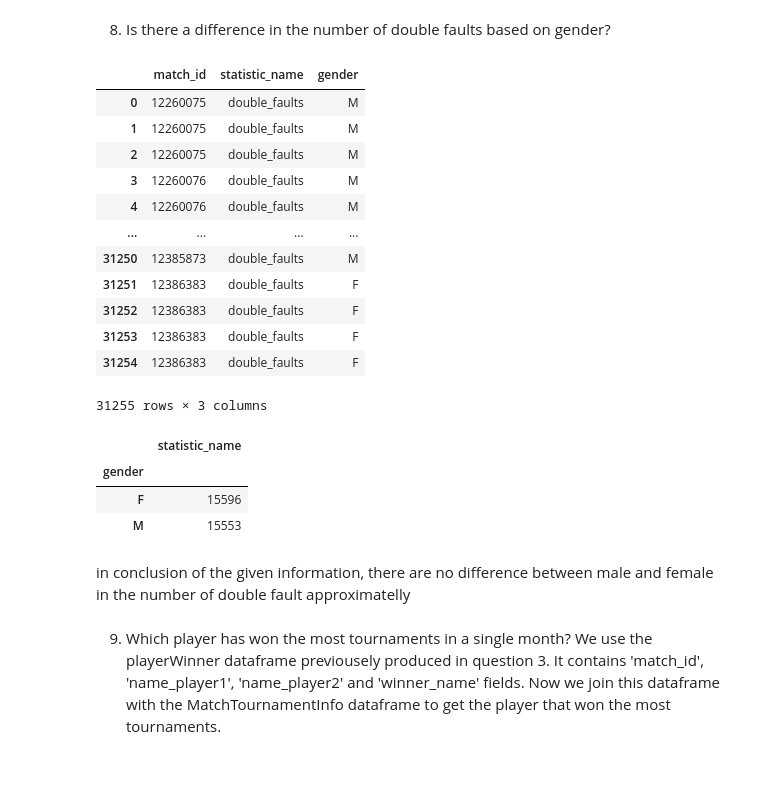
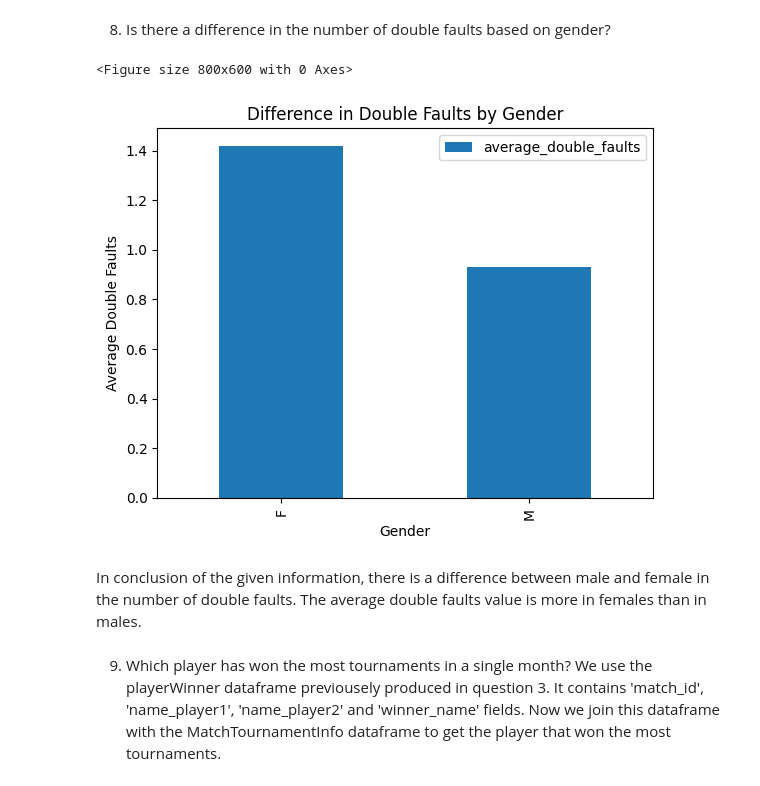
Before and after one commit to mahdieyehalavi/tennisMatchProject, a Jupyter notebook: part1.ipynb, the cells around one changed output. Drawn from its saved outputs; the diff is of its cells as text; code cells hidden in the pictures.

```diff
--- a/part1.ipynb
+++ b/part1.ipynb
@@ -236,30 +222,28 @@ match_id_double_faults=match_id_statistic_name.loc[match_id_statistic_name.stati
-# %%
-gender_double_faults=pd.merge(match_id_double_faults,gender_match_id,on='match_id')
-gender_double_faults
-# %% [output]
-|  | match_id | statistic_name | gender |
-| 0 | 12260075 | double_faults | M |
-| 1 | 12260075 | double_faults | M |
-| 2 | 12260075 | double_faults | M |
-| 3 | 12260076 | double_faults | M |
-| 4 | 12260076 | double_faults | M |
-| ... | ... | ... | ... |
-| 31250 | 12385873 | double_faults | M |
-| 31251 | 12386383 | double_faults | F |
-| 31252 | 12386383 | double_faults | F |
-| 31253 | 12386383 | double_faults | F |
-| 31254 | 12386383 | double_faults | F |
-31255 rows × 3 columns
-# %%
-gender_double_faults.drop(columns='match_id', inplace=True)
-gender_double_faults.groupby(['gender']).count()
-# %% [output]
-|  | statistic_name |
-| gender |  |
-| F | 15596 |
-| M | 15553 |
+# %%
+df_players = pd.concat([df, df1])
+df_period=pd.read_csv('PeriodInfo.csv')
+df_period.fillna(0)
+# Join the df_players and df_period DataFrames on 'match_id'
+df_combined = pd.merge(df_players, df_period, on='match_id')
+# Filter the combined DataFrame to get the 'double_faults' statistic
+double_faults_stats = df_combined[df_combined['statistic_name'] == 'double_faults']
+# Calculate the average double faults for each gender
+gender_double_faults = double_faults_stats.groupby('gender')[['home_value', 'away_value']].mean().reset_index()
+gender_double_faults['average_double_faults'] = (gender_double_faults['home_value'] + gender_double_faults['away_value']) / 2
+
+#plot the results
+plt.figure(figsize=(8, 6))
+gender_double_faults.plot(kind='bar', x='gender', y='average_double_faults')
+
+plt.xlabel('Gender')
+plt.ylabel('Average Double Faults')
+plt.title('Difference in Double Faults by Gender')
+plt.show()
+# %% [output]
+<Figure size 800x600 with 0 Axes>
+[figure, added]
 # %% [markdown]
-in conclusion of the given information, there are no difference between male and female in the number of double fault approximatelly
+In conclusion of the given information, there is a difference between male and female in the number of double faults. The average double faults value is more in females than in males.
 # %% [markdown]
 9. Which player has won the most tournaments in a single month?
 We use the playerWinner dataframe previousely produced in question 3. It contains 'match_id', 'name_player1', 'name_player2' and 'winner_name' fields. Now we join this dataframe with the MatchTournamentInfo dataframe to get the player that won the most tournaments.
```
Also changed, not shown: parts of 26 cells of this notebook.
